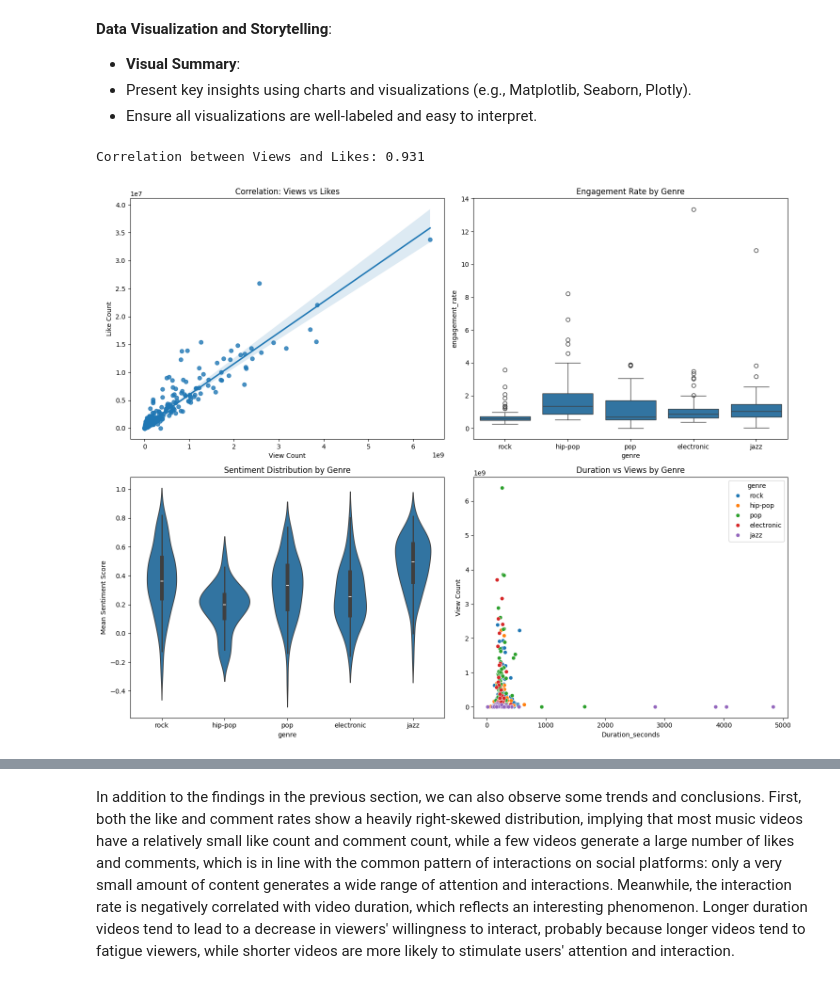
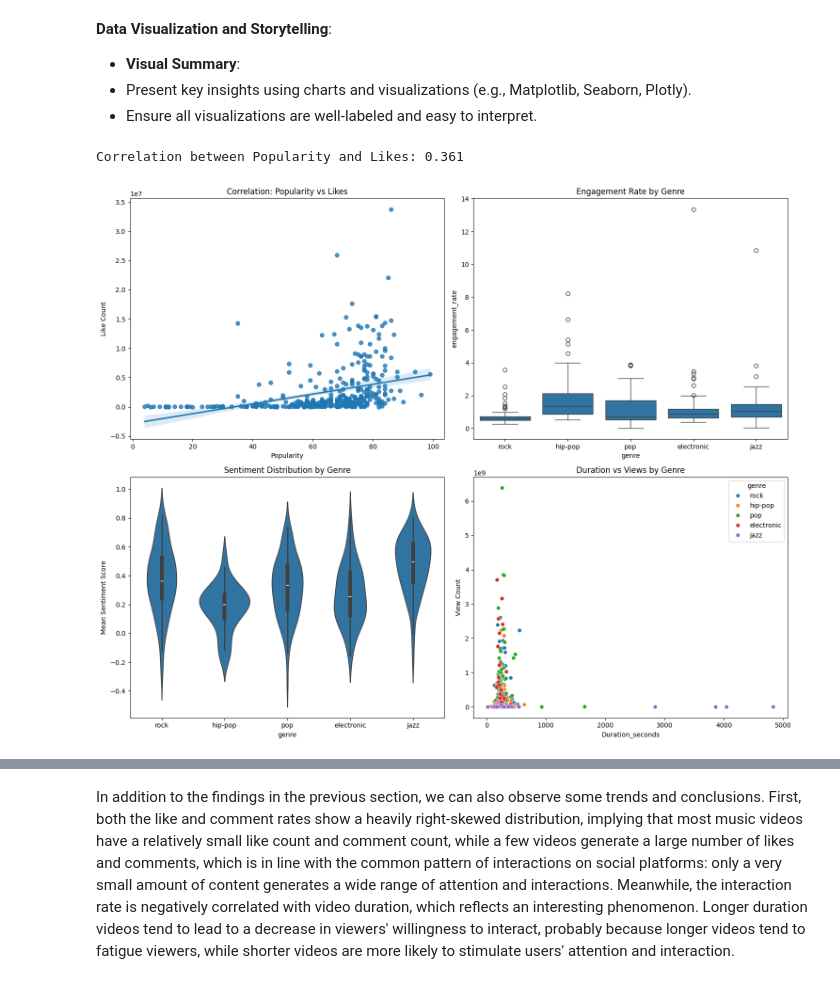
Before and after one commit to Jaycallyz/DSAN-5000-Project, a Jupyter notebook: technical-details/eda/main.ipynb, the cells around one changed output, grey strips where cells are left out. Drawn from its saved outputs; the diff is of its cells as text; code cells hidden in the pictures.

```diff
--- a/technical-details/eda/main.ipynb
+++ b/technical-details/eda/main.ipynb
@@ -124,7 +124,7 @@ plt.xticks(rotation=45)
   - Visualize with heatmaps or pair plots and discuss any strong correlations.
 # %%
 numeric_cols = ['singer_popularity', 'Days Since Published', 'Subscriber Count',
-                  'View Count', 'like_ratio','comment_ratio', 'Duration_seconds', 'Mean Sentiment Score']
+                  'View Count', 'like_ratio','comment_ratio', 'Duration_seconds', 'Mean Sentiment Score','Popularity']
 correlation_matrix = df[numeric_cols].corr()
 
 # Create correlation heatmap
@@ -157,14 +159,14 @@ In addition, Singer_popularity showed significant correlations with several feat
 # Feature Pairing Analysis
 fig, axes = plt.subplots(2, 2, figsize=(10, 10))
 
-# 1. Log10(View Count) vs Log10(Like Count) by Genre
+# 1. Log10(Popularity) vs Log10(Like Count) by Genre
 sns.scatterplot(data=df,
-                x=np.log10(df['View Count']),
+                x=np.log10(df['Popularity']),
                 y=np.log10(df['Like Count']),
                 hue='genre',
                 ax=axes[0, 0])
-axes[0, 0].set_title('Log10(View Count) vs Log10(Like Count) by Genre')
-axes[0, 0].set_xlabel('Log10(View Count)')
+axes[0, 0].set_title('Log10(Popularity) vs Log10(Like Count) by Genre')
+axes[0, 0].set_xlabel('Log10(Popularity)')
 axes[0, 0].set_ylabel('Log10(Like Count)')
 
 # 2. Days Since Published vs Subscriber Count
@@ -407,39 +423,39 @@ def analyze_engagement_metrics():
     # Calculate engagement rate
     df['engagement_rate'] = (df['Like Count'] + df['Comment Count']) / df['View Count'] * 100
 
     # Create visualization for engagement metrics
     fig, axes = plt.subplots(2, 2, figsize=(15, 12))
 
     # Scatter plot: Views vs Likes with regression line
-    sns.regplot(data=df, x='View Count', y='Like Count', ax=axes[0,0])
-    axes[0,0].set_title('Correlation: Views vs Likes')
+    sns.regplot(data=df, x='Popularity', y='Like Count', ax=axes[0,0])
+    axes[0,0].set_title('Correlation: Popularity vs Likes')
 
     # Calculate correlation
-    correlation = df['View Count'].corr(df['Like Count'])
-    print(f"\nCorrelation between Views and Likes: {correlation:.3f}")
+    correlation = df['Popularity'].corr(df['Like Count'])
+    print(f"\nCorrelation between Popularity and Likes: {correlation:.3f}")
 
     # Box plot: Engagement rate by genre
     sns.boxplot(data=df, x='genre', y='engagement_rate', ax=axes[0,1])
     axes[0,1].set_title('Engagement Rate by Genre')
     axes[0,1].tick_labels = rotation=45
 
     # Violin plot: Sentiment distribution by genre
     sns.violinplot(data=df, x='genre', y='Mean Sentiment Score', ax=axes[1,0])
     axes[1,0].set_title('Sentiment Distribution by Genre')
     axes[1,0].tick_labels = rotation=45
 
     # Scatter plot: Duration vs Views
     sns.scatterplot(data=df, x='Duration_seconds', y='View Count', hue='genre', ax=axes[1,1])
     axes[1,1].set_title('Duration vs Views by Genre')
 
     plt.tight_layout()
 
     return fig
 
 fig = analyze_engagement_metrics()
 # %% [output]
-Correlation between Views and Likes: 0.931
+Correlation between Popularity and Likes: 0.361
-[figure, old version]
+[figure, new version]
 # %% [markdown]
 In the terms of music genre, we can observe some interesting trends.Hip-hop has higher interaction rates but lower sentiment scores, indicates that despite frequent and positive viewer reactions and interactions to Hip-hop MVs, the comments or sentiment expressed in these videos may be more negatively charged. On the other hand, Jazz has lower view count but higher affective sentiment score, suggesting that despite fewer plays of this type of video, viewers generally rate its content more favorably, with more positive affective tendencies. This also reflects the fact that Jazz's viewer base, although smaller, has a higher appreciation of the content.
 
```
Also changed, not shown: parts of 10 cells of this notebook, 7 other files.
